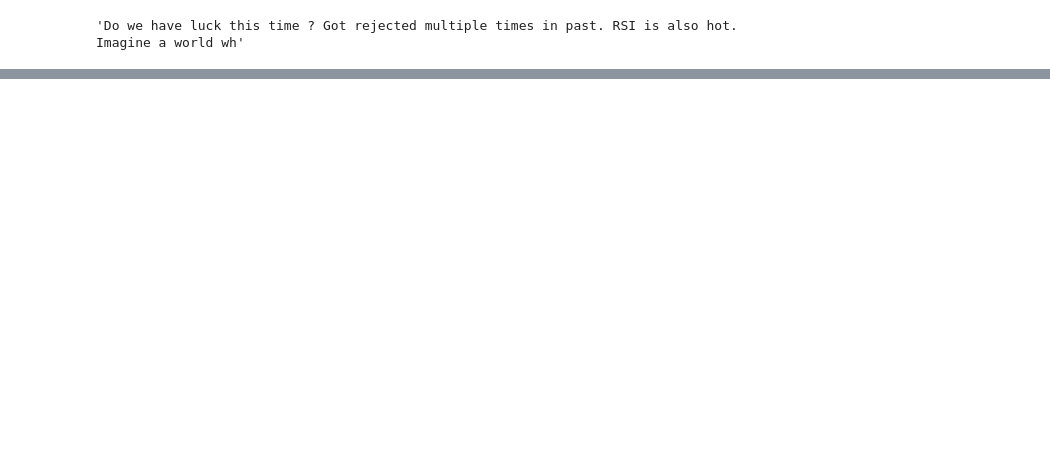
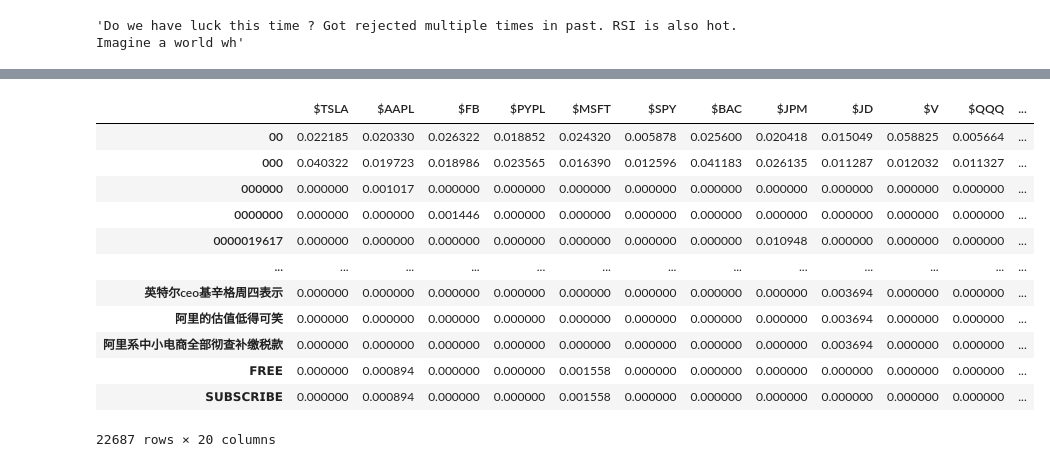
Before and after one commit to samuellau0802/HKUST-x-J.P.-Morgan-Fintech-Mentorship-Program, a Jupyter notebook: data_exploration/stocktwits_explore.ipynb, the cells around one changed output, grey strips where cells are left out. Drawn from its saved outputs; the diff is of its cells as text; code cells hidden in the pictures; blank space fills up the shorter version.

```diff
--- a/data_exploration/stocktwits_explore.ipynb
+++ b/data_exploration/stocktwits_explore.ipynb
@@ -203,0 +347,17 @@ wordcloud_tfidf("JPM")
+# %%
+corpus = []
+for ind in df.symbols.value_counts()[:20].index:
+    corpus.append(". ".join([i.strip() for i in list(df[df['symbols'] == ind].text)]).replace('\n',''))
+# %%
+from sklearn.feature_extraction.text import TfidfVectorizer
+# words to vector
+vectorizer = TfidfVectorizer(stop_words='english')
+vecs = vectorizer.fit_transform(corpus) # fit corpus
+feature_names = vectorizer.get_feature_names()
+dense = vecs.todense()
+lst1 = dense.tolist()
+# a dataframe with tf-idf scores
+df_tfidf = pd.DataFrame(lst1, columns=feature_names)
+data = df_tfidf.transpose()
+data.columns = df.symbols.value_counts()[:20].index
+data.head()
@@ -203,0 +371,16 @@ wordcloud_tfidf("JPM")
+# %%
+data
+# %% [output]
+|  | $TSLA | $AAPL | $FB | $PYPL | $MSFT | $SPY | $BAC | $JPM | $JD | $V | $QQQ | ... |
+| 00 | 0.022185 | 0.020330 | 0.026322 | 0.018852 | 0.024320 | 0.005878 | 0.025600 | 0.020418 | 0.015049 | 0.058825 | 0.005664 | ... |
+| 000 | 0.040322 | 0.019723 | 0.018986 | 0.023565 | 0.016390 | 0.012596 | 0.041183 | 0.026135 | 0.011287 | 0.012032 | 0.011327 | ... |
+| 000000 | 0.000000 | 0.001017 | 0.000000 | 0.000000 | 0.000000 | 0.000000 | 0.000000 | 0.000000 | 0.000000 | 0.000000 | 0.000000 | ... |
+| 0000000 | 0.000000 | 0.000000 | 0.001446 | 0.000000 | 0.000000 | 0.000000 | 0.000000 | 0.000000 | 0.000000 | 0.000000 | 0.000000 | ... |
+| 0000019617 | 0.000000 | 0.000000 | 0.000000 | 0.000000 | 0.000000 | 0.000000 | 0.000000 | 0.010948 | 0.000000 | 0.000000 | 0.000000 | ... |
+| ... | ... | ... | ... | ... | ... | ... | ... | ... | ... | ... | ... | ... |
+| 英特尔ceo基辛格周四表示 | 0.000000 | 0.000000 | 0.000000 | 0.000000 | 0.000000 | 0.000000 | 0.000000 | 0.000000 | 0.003694 | 0.000000 | 0.000000 | ... |
+| 阿里的估值低得可笑 | 0.000000 | 0.000000 | 0.000000 | 0.000000 | 0.000000 | 0.000000 | 0.000000 | 0.000000 | 0.003694 | 0.000000 | 0.000000 | ... |
+| 阿里系中小电商全部彻查补缴税款 | 0.000000 | 0.000000 | 0.000000 | 0.000000 | 0.000000 | 0.000000 | 0.000000 | 0.000000 | 0.003694 | 0.000000 | 0.000000 | ... |
+| 𝗙𝗥𝗘𝗘 | 0.000000 | 0.000894 | 0.000000 | 0.000000 | 0.001558 | 0.000000 | 0.000000 | 0.000000 | 0.000000 | 0.000000 | 0.000000 | ... |
+| 𝗦𝗨𝗕𝗦𝗖𝗥𝗜𝗕𝗘 | 0.000000 | 0.000894 | 0.000000 | 0.000000 | 0.001558 | 0.000000 | 0.000000 | 0.000000 | 0.000000 | 0.000000 | 0.000000 | ... |
+22687 rows × 20 columns
```
Also changed, not shown: parts of 29 cells of this notebook, 10 other files.
